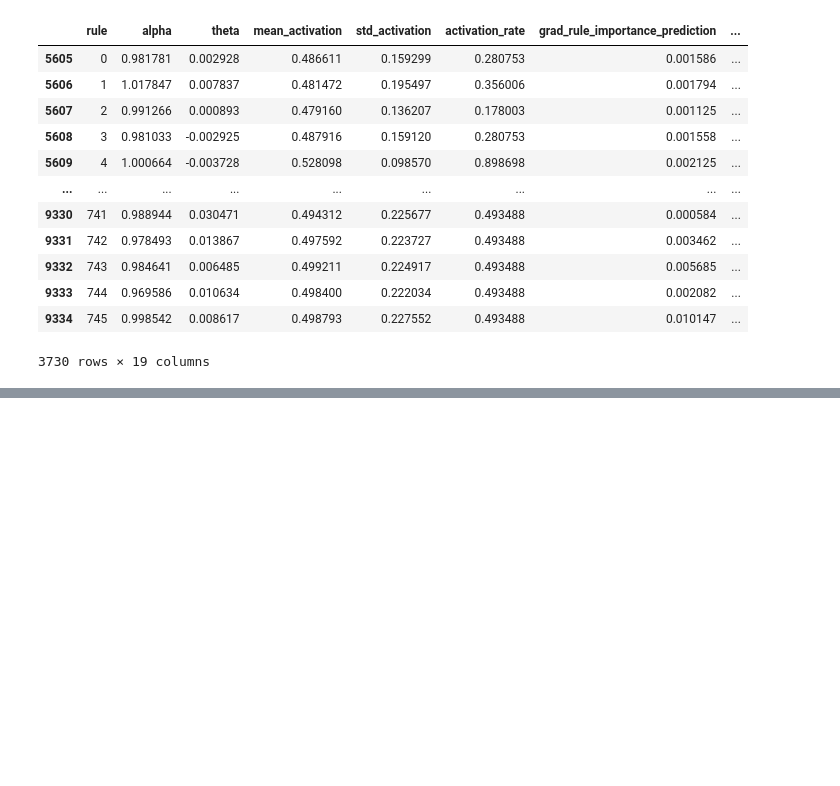
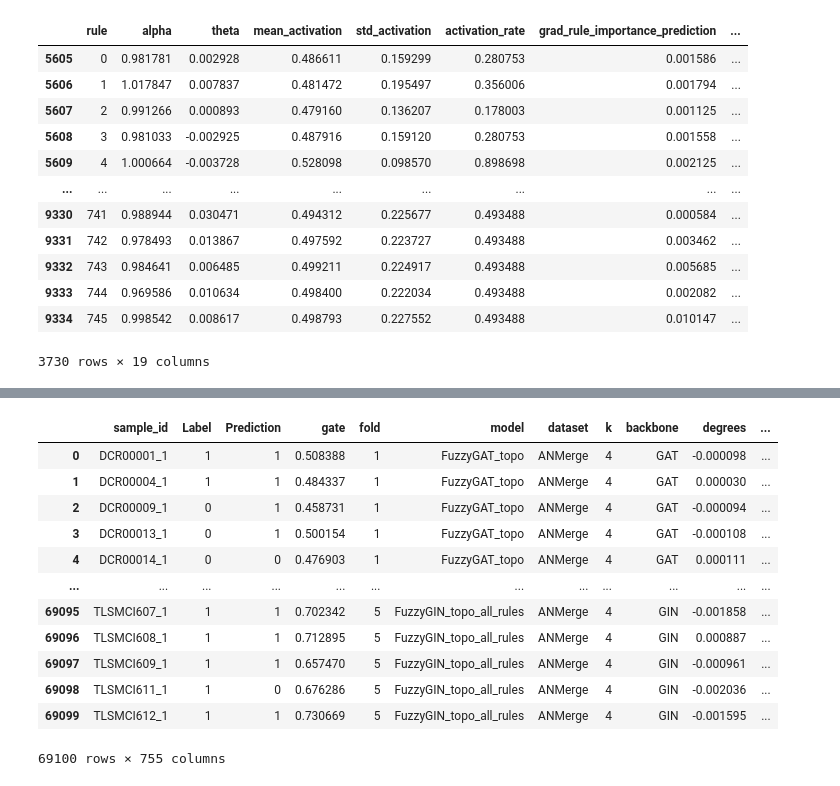
Before and after one commit to Xiaoxuan-Yu-ty/HybridKG, a Jupyter notebook: nesy_gnn/rule_analysis.ipynb, the cells around one changed output, grey strips where cells are left out. Cells and saved outputs as stored; diff of their text form; code cells hidden in the pictures; blank space fills up the shorter version.

```diff
--- a/nesy_gnn/rule_analysis.ipynb
+++ b/nesy_gnn/rule_analysis.ipynb
@@ -1193,0 +1222,23 @@ Top-5 rule_name by Integrated_Gradient_importance(pred_label)
+# %%
+df_samples.columns
+non_rule_columns = ['sample_id','Label', 'Prediction','gate','fold', 'model', 'dataset', 'k',
+       'backbone']
+rule_columns = [col for col in df_samples.columns if col not in non_rule_columns]
+cols = non_rule_columns + rule_columns
+
+df_samples = df_samples[cols]
+df_samples
+# %% [output]
+|  | sample_id | Label | Prediction | gate | fold | model | dataset | k | backbone | degrees | ... |
+| 0 | DCR00001_1 | 1 | 1 | 0.508388 | 1 | FuzzyGAT_topo | ANMerge | 4 | GAT | -0.000098 | ... |
+| 1 | DCR00004_1 | 1 | 1 | 0.484337 | 1 | FuzzyGAT_topo | ANMerge | 4 | GAT | 0.000030 | ... |
+| 2 | DCR00009_1 | 0 | 1 | 0.458731 | 1 | FuzzyGAT_topo | ANMerge | 4 | GAT | -0.000094 | ... |
+| 3 | DCR00013_1 | 0 | 1 | 0.500154 | 1 | FuzzyGAT_topo | ANMerge | 4 | GAT | -0.000108 | ... |
+| 4 | DCR00014_1 | 0 | 0 | 0.476903 | 1 | FuzzyGAT_topo | ANMerge | 4 | GAT | 0.000111 | ... |
+| ... | ... | ... | ... | ... | ... | ... | ... | ... | ... | ... | ... |
+| 69095 | TLSMCI607_1 | 1 | 1 | 0.702342 | 5 | FuzzyGIN_topo_all_rules | ANMerge | 4 | GIN | -0.001858 | ... |
+| 69096 | TLSMCI608_1 | 1 | 1 | 0.712895 | 5 | FuzzyGIN_topo_all_rules | ANMerge | 4 | GIN | 0.000887 | ... |
+| 69097 | TLSMCI609_1 | 1 | 1 | 0.657470 | 5 | FuzzyGIN_topo_all_rules | ANMerge | 4 | GIN | -0.000961 | ... |
+| 69098 | TLSMCI611_1 | 1 | 0 | 0.676286 | 5 | FuzzyGIN_topo_all_rules | ANMerge | 4 | GIN | -0.002036 | ... |
+| 69099 | TLSMCI612_1 | 1 | 1 | 0.730669 | 5 | FuzzyGIN_topo_all_rules | ANMerge | 4 | GIN | -0.001595 | ... |
+69100 rows × 755 columns
```
Also changed, not shown: parts of 14 cells of this notebook, 6 other files.
